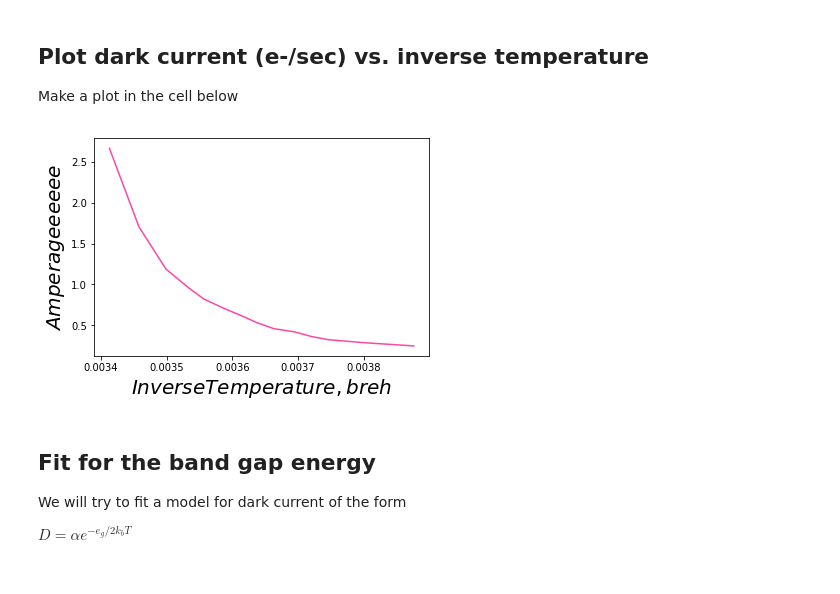
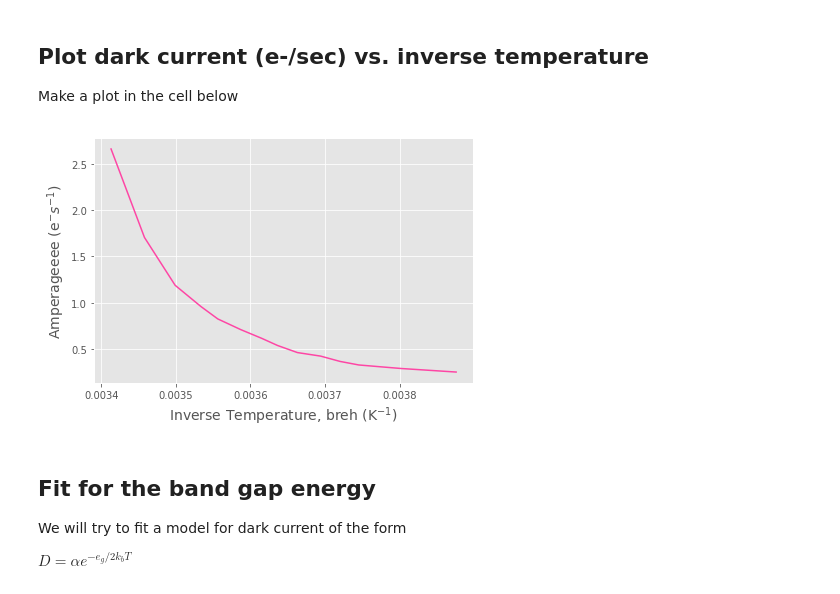
Before and after one commit to smbet/480, a Jupyter notebook: band_gap_i_dont_know_help_arent_i_hilarious.ipynb, the cells around one changed output. Saved outputs shown, nothing was run; the diff lists cells and outputs as text; code cells hidden in the pictures.

```diff
--- a/band_gap_i_dont_know_help_arent_i_hilarious.ipynb
+++ b/band_gap_i_dont_know_help_arent_i_hilarious.ipynb
@@ -39,18 +39,21 @@ electrons_per_sec
 array([0.24916667, 0.2875    , 0.30666667, 0.32583333, 0.36416667,
        0.42166667, 0.46      , 0.53666667, 0.61333333, 0.70916667,
        0.82416667, 0.95833333, 1.18833333, 1.70583333, 2.66416667])
+# %%
+plt.style.use('ggplot')
 # %% [markdown]
 ## Plot dark current (e-/sec) vs. inverse temperature
 Make a plot in the cell below
 # %%
-[# plots the current as a function of inverse temperature.
+# plots the current as a function of inverse temperature.
 fig,ax = plt.subplots(1,1)
-ax.set_xlabel("InverseTemperature, breh", fontsize=20)
-ax.set_ylabel("Amperageeeeee", fontsize=20)
+fig.tight_layout()
+ax.set_xlabel("Inverse Temperature, breh (K$^{-1}$)", fontsize=14)
+ax.set_ylabel("Amperageeee (e$^{-}s^{-1}$)", fontsize=14)
 ax.plot(1/t_kel, electrons_per_sec, alpha=1.0, color='xkcd:barbie pink')
-fig.savefig('ccd_lab_fig1.png', bbox_inches='tight');
+fig.savefig('ccd_lab_dc_fig1.png', bbox_inches='tight');
 # %% [output]
-[figure, old version]
+[figure, new version]
 # %% [markdown]
 ## Fit for the band gap energy
 We will try to fit a model for dark current of the form
```
Also changed, not shown: parts of 3 cells of this notebook, 3 other files.
